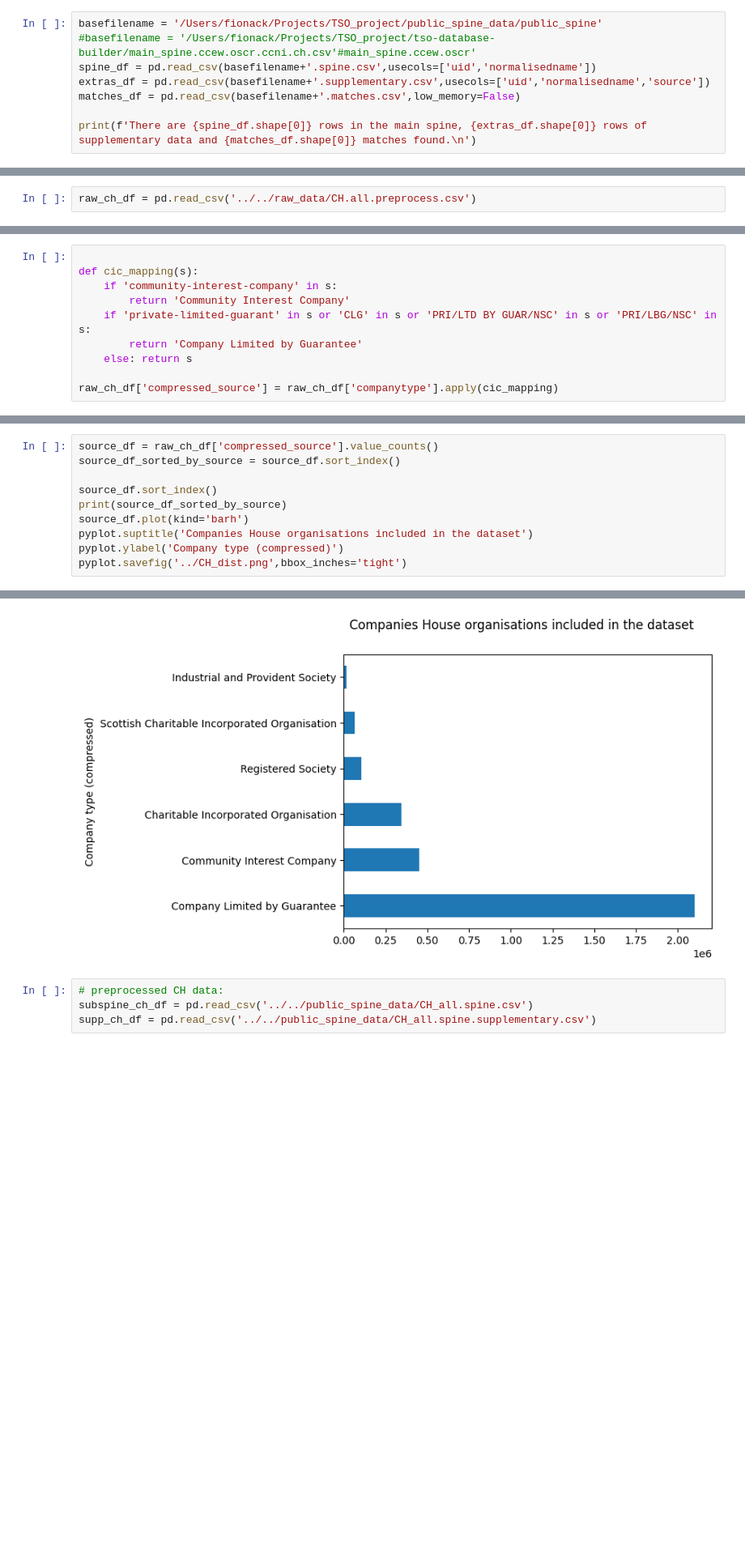
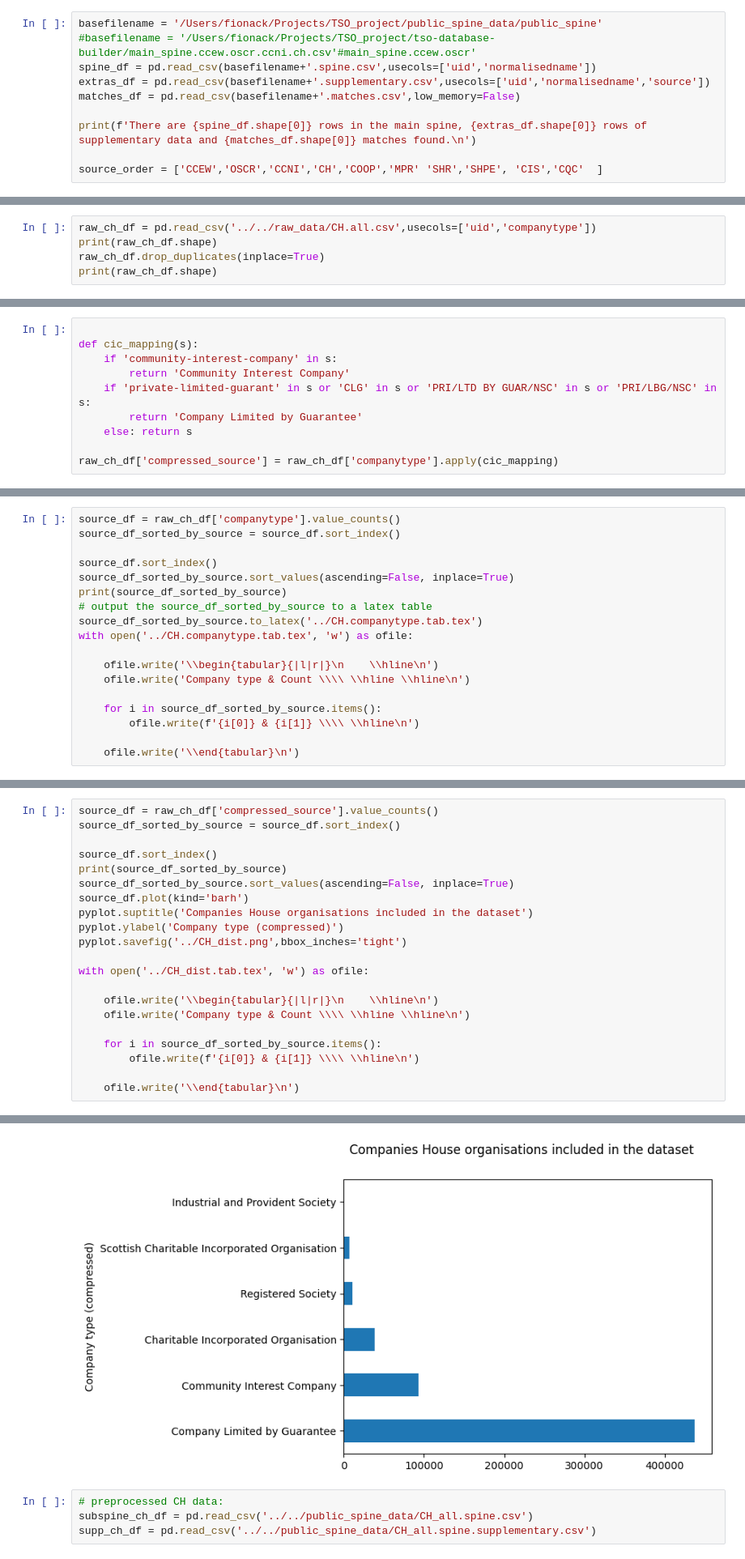
Before and after one commit to uk-third-sector-database/tso-database-builder, a Jupyter notebook: visualise/stats_and_visuals.ipynb, the cells around one changed output, grey strips where cells are left out. Shown at 81% size. Cells and saved outputs as stored; diff of their text form; blank space fills up the shorter version.

```diff
--- a/visualise/stats_and_visuals.ipynb
+++ b/visualise/stats_and_visuals.ipynb
@@ -16,4 +16,6 @@ extras_df = pd.read_csv(basefilename+'.supplementary.csv',usecols=['uid','normal
 matches_df = pd.read_csv(basefilename+'.matches.csv',low_memory=False)
 
 print(f'There are {spine_df.shape[0]} rows in the main spine, {extras_df.shape[0]} rows of supplementary data and {matches_df.shape[0]} matches found.\n')
+
+source_order = ['CCEW','OSCR','CCNI','CH','COOP','MPR' 'SHR','SHPE', 'CIS','CQC'  ]
 # %% [output]
@@ -426,4 +415,7 @@ Text(0, 0.5, 'Count of org pairs matched')
 # %% [markdown]
 Counts of companies house legal forms. Need to map spine back onto CH data to include the companytype information (this is lost in pre-processing as we only care about overall source at that stage).
 # %%
-raw_ch_df = pd.read_csv('../../raw_data/CH.all.preprocess.csv')
+raw_ch_df = pd.read_csv('../../raw_data/CH.all.csv',usecols=['uid','companytype'])
+print(raw_ch_df.shape)
+raw_ch_df.drop_duplicates(inplace=True)
+print(raw_ch_df.shape)
@@ -462,0 +435,18 @@ Name: count, dtype: int64
+# %%
+source_df = raw_ch_df['companytype'].value_counts()
+source_df_sorted_by_source = source_df.sort_index()
+
+source_df.sort_index()
+source_df_sorted_by_source.sort_values(ascending=False, inplace=True)
+print(source_df_sorted_by_source)
+# output the source_df_sorted_by_source to a latex table
+source_df_sorted_by_source.to_latex('../CH.companytype.tab.tex')
+with open('../CH.companytype.tab.tex', 'w') as ofile:
+
+    ofile.write('\\begin{tabular}{|l|r|}\n    \\hline\n')
+    ofile.write('Company type & Count \\\\ \\hline \\hline\n')
+
+    for i in source_df_sorted_by_source.items():
+        ofile.write(f'{i[0]} & {i[1]} \\\\ \\hline\n')
+
+    ofile.write('\\end{tabular}\n')
@@ -466,9 +473,20 @@ source_df_sorted_by_source = source_df.sort_index()
 
 source_df.sort_index()
 print(source_df_sorted_by_source)
+source_df_sorted_by_source.sort_values(ascending=False, inplace=True)
 source_df.plot(kind='barh')
 pyplot.suptitle('Companies House organisations included in the dataset')
 pyplot.ylabel('Company type (compressed)')
 pyplot.savefig('../CH_dist.png',bbox_inches='tight')
+
+with open('../CH_dist.tab.tex', 'w') as ofile:
+
+    ofile.write('\\begin{tabular}{|l|r|}\n    \\hline\n')
+    ofile.write('Company type & Count \\\\ \\hline \\hline\n')
+
+    for i in source_df_sorted_by_source.items():
+        ofile.write(f'{i[0]} & {i[1]} \\\\ \\hline\n')
+
+    ofile.write('\\end{tabular}\n')
 # %% [output]
 compressed_source
@@ -481,5 +499,5 @@ Scottish Charitable Incorporated Organisation      63394
 Name: count, dtype: int64
-[figure, old version]
+[figure, new version]
 # %%
 # preprocessed CH data:
 subspine_ch_df = pd.read_csv('../../public_spine_data/CH_all.spine.csv')
```
Also changed, not shown: parts of 18 cells of this notebook, 16 other files.
